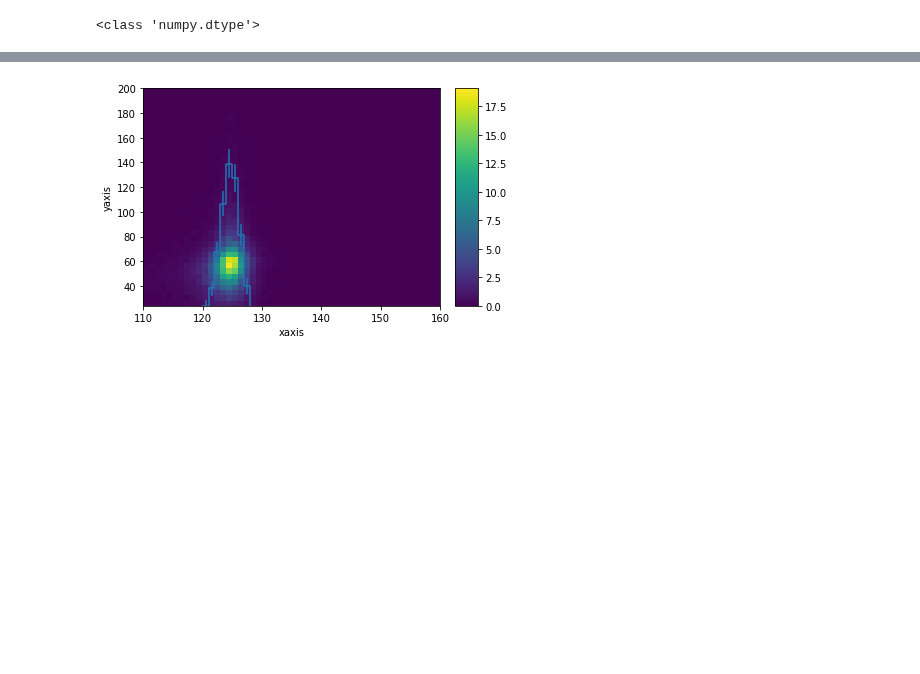
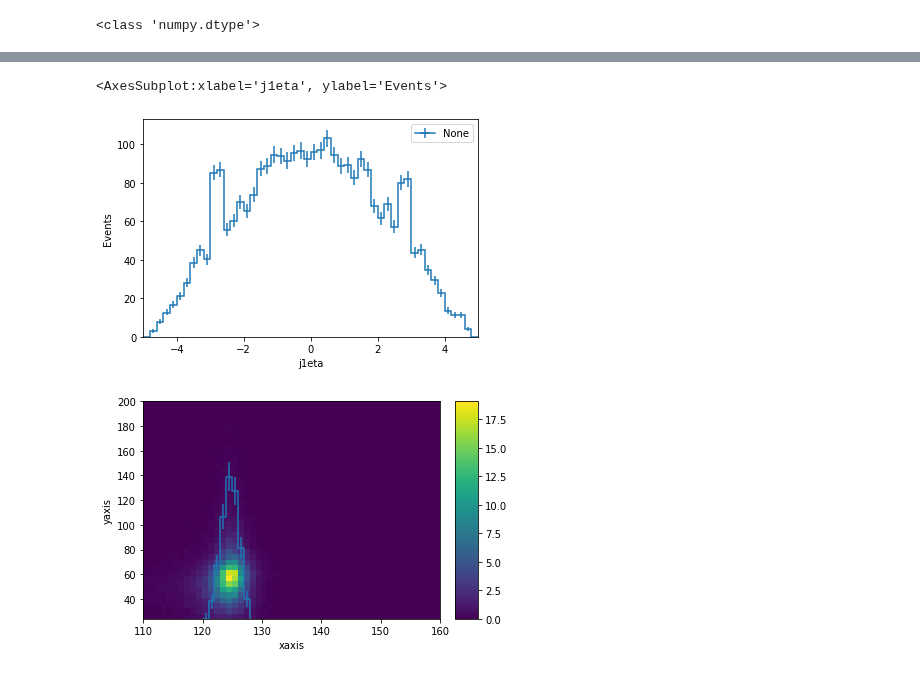
Before and after one commit to kawaho/Flavour-Violating-Coffea, a Jupyter notebook: notebooks/Coffea.ipynb, the cells around one changed output, grey strips where cells are left out. Cells and saved outputs as stored; diff of their text form; code cells hidden in the pictures; blank space fills up the shorter version.

```diff
--- a/notebooks/Coffea.ipynb
+++ b/notebooks/Coffea.ipynb
@@ -878,3 +932,8 @@ hist.plot1d(histo.integrate('ept'))#.integrate('dataset', 'GluGlu_LFV_HToEMu_M12
+# %%
+hist.plot1d(histo.integrate('dataset', 'GluGlu_LFV_HToEMu_M125'))
+# %% [output]
+<AxesSubplot:xlabel='j1eta', ylabel='Events'>
+[figure, added]
 # %%
 import uproot3
 
```
Also changed, not shown: parts of 8 cells of this notebook, 2 other files.
